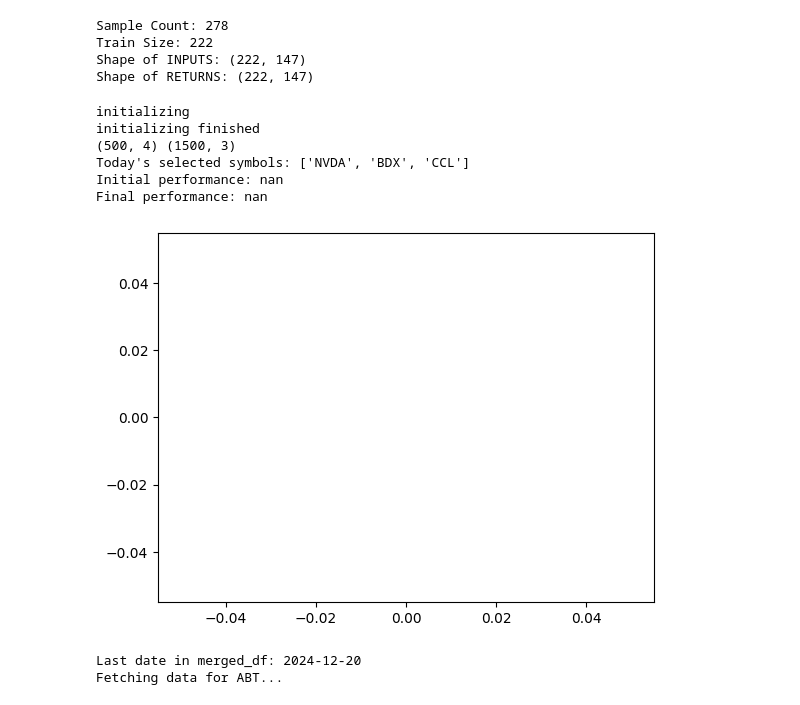
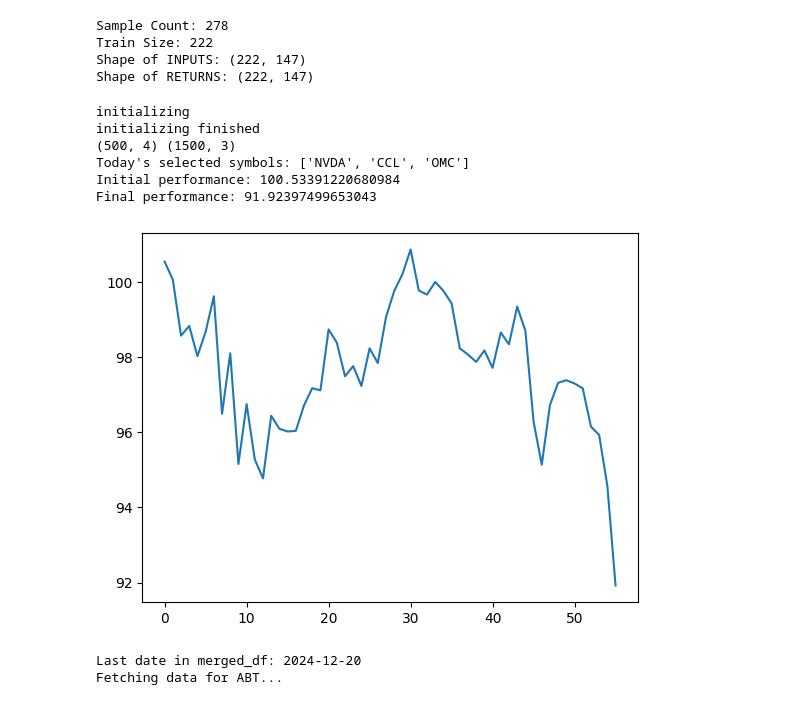
Before and after one commit to nickwilliamsdev/treetrader, a Jupyter notebook: tensorneat_ranknet.ipynb, the cells around one changed output. Cells and saved outputs as stored; diff of their text form; code cells hidden in the pictures.

```diff
--- a/tensorneat_ranknet.ipynb
+++ b/tensorneat_ranknet.ipynb
@@ -247,10 +247,10 @@ class TradingProblemTopK(BaseProblem):
           rewards = returns_np[i, topk_indices_np[i]]
 
           # Calculate the weighted reward
-          #weighted_reward = np.sum(softmax_weights_np[i] * rewards)
+          weighted_reward = np.mean(rewards)
 
           # Update performance
-          perf += perf * float(rewards)
+          perf += perf * float(weighted_reward)
           perf_hist.append(float(perf))
 
       # Plot using numpy list of floats
@@ -471,24 +470,24 @@ Shape of RETURNS: (222, 147)
 # %%
 # for testing lasted genome from genomes checkpoints
 import numpy as np
 state = pipeline.setup()
-best_path = "./model_archive/tensorneat_checkpoints/genomes/10.npz"
+best_path = "./model_archive/tensorneat_checkpoints/champs_topk/100_two.npz"
 best_genome = np.load(best_path)
 nodes = best_genome['nodes']
 conns = best_genome['conns']
 nodes_j = jnp.array(nodes)
 conns_j = jnp.array(conns)
 print(nodes.shape, conns.shape)
 # show result
 pipeline.show(state, (nodes_j, conns_j))
 # %% [output]
 initializing
 initializing finished
 (500, 4) (1500, 3)
-Today's selected symbols: ['NVDA', 'BDX', 'CCL']
-Initial performance: nan
-Final performance: nan
+Today's selected symbols: ['NVDA', 'CCL', 'OMC']
+Initial performance: 100.53391220680984
+Final performance: 91.92397499653043
-[figure, old version]
+[figure, new version]
 # %%
 import numpy as np
 topk_champs = os.listdir("./model_archive/tensorneat_checkpoints/champs_topk/")
```
Also changed, not shown: parts of 1 cell of this notebook, 1 other file.
